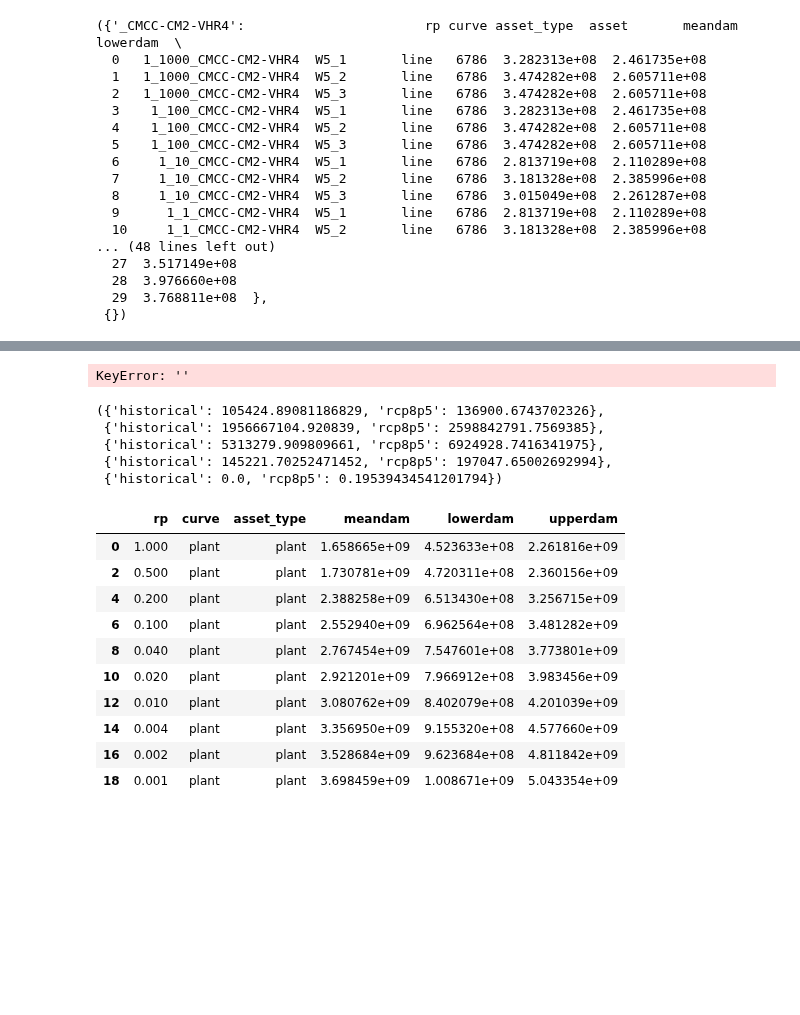
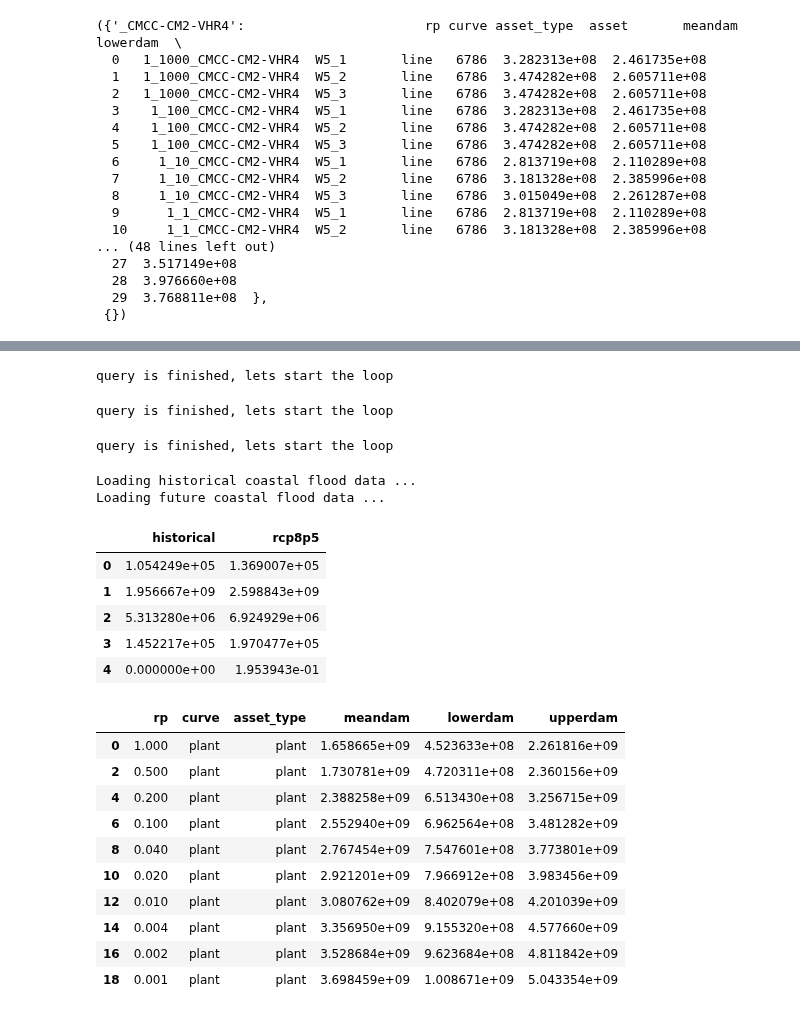
Before and after one commit to Mengqi-Ye/pg_risk_analysis, a Jupyter notebook: notebooks/Example_run.ipynb, the cells around one changed output, grey strips where cells are left out. Drawn from its saved outputs; the diff is of its cells as text; code cells hidden in the pictures; blank space fills up the shorter version.

Commit message:
update risk calculate and src files

```diff
--- a/notebooks/Example_run.ipynb
+++ b/notebooks/Example_run.ipynb
@@ -964,7 +1012,8 @@ def extract_pg_data(country_code,pg_type):
             pg_data_country.geometry = pygeos.from_shapely(pg_data_country.geometry)
             pg_data_country['geometry'] = reproject(pg_data_country)
 
-        pg_data_country = buffer_assets(pg_data_country.loc[pg_data_country.asset.isin(['line'])],buffer_size=100).reset_index(drop=True)
+        pg_data_country = buffer_assets(pg_data_country.loc[pg_data_country.asset.isin(['line'])],
+                                        buffer_size=100).reset_index(drop=True)
 
     elif pg_type=='point':
         for file in files:
@@ -1076,7 +1125,7 @@ def assess_damage_pg(country_code,pg_infra,hazard_type):
 
         results['asset_type'] = results.asset.apply(lambda x : get_asset_type_line[x])
 
-        damaged_lines[climate_model] = results.groupby(['rp','curve','asset_type']).sum().reset_index()
+        damaged_lines[climate_model] = results.groupby(['rp','curve','asset_type']).sum().drop(['asset'], axis=1).reset_index()
 
         # assess damage for points
         overlay_points = pd.DataFrame(overlay_hazard_assets(df_ds[climate_model],pg_points).T,
@@ -1103,13 +1152,13 @@ def assess_damage_pg(country_code,pg_infra,hazard_type):
 
         results['asset_type'] = results.asset.apply(lambda x : get_asset_type_point[x])
 
-        damaged_points[climate_model] = results.groupby(['rp','curve','asset_type']).sum().reset_index()
+        damaged_points[climate_model] = results.groupby(['rp','curve','asset_type']).sum().drop(['asset'], axis=1).reset_index()
 
     return damaged_lines,damaged_points
 # %%
 %%time
-pg_infra = open_pg_data('TWN')
-pg_damage_infra = assess_damage_pg('TWN',pg_infra,'fl')
+pg_infra = open_pg_data('LAO')
+pg_damage_infra = assess_damage_pg('LAO',pg_infra,'fl')
 # %%
 pg_damage_infra
 # %% [output]
@@ -1249 +1256,13 @@ def risk_output(country_code,hazard_type):
+# %%
+def risk_output(country_code,hazard_type,infra_type):
+
+    if infra_type == 'osm':
+        total_risk = pd.DataFrame(country_analysis_osm(country_code,hazard_type))
+        total_risk.to_excel(os.path.join(output_path,'risk','{}_{}_{}_risk'.format(country_code,infra_type,hazard_type)+'.xlsx'))
+
+    elif infra_type == 'gov':
+        total_risk = pd.DataFrame(country_analysis_pg(country_code,hazard_type))
+        total_risk.to_excel(os.path.join(output_path,'risk','{}_{}_{}_risk'.format(country_code,infra_type,hazard_type)+'.xlsx'))
+
+    return total_risk
 # %%
@@ -1255,12 +1287,0 @@ Loading future coastal flood data ...
-# %%
-risk_output('TWN','tc')
-# %% [output]
-KeyError: ''
-# %%
-osm_risk
-# %% [output]
-({'historical': 105424.89081186829, 'rcp8p5': 136900.6743702326},
- {'historical': 1956667104.920839, 'rcp8p5': 2598842791.7569385},
- {'historical': 5313279.909809661, 'rcp8p5': 6924928.7416341975},
- {'historical': 145221.70252471452, 'rcp8p5': 197047.65002692994},
- {'historical': 0.0, 'rcp8p5': 0.19539434541201794})
@@ -1280,3 +1288,18 @@ osm_risk.to_excel(os.path.join(output_path,'risk','{}_osm_{}_risk'.format('TWN',
+# %%
+total_risk = risk_output('TWN','fl','osm')
+total_risk
+# %% [output]
+query is finished, lets start the loop
+query is finished, lets start the loop
+query is finished, lets start the loop
+Loading historical coastal flood data ...
+Loading future coastal flood data ...
+|  | historical | rcp8p5 |
+| 0 | 1.054249e+05 | 1.369007e+05 |
+| 1 | 1.956667e+09 | 2.598843e+09 |
+| 2 | 5.313280e+06 | 6.924929e+06 |
+| 3 | 1.452217e+05 | 1.970477e+05 |
+| 4 | 0.000000e+00 | 1.953943e-01 |
 # %%
 osm_damage_infra[1]['historical'].loc[osm_damage_infra[1]['historical']['asset_type'] == 'plant']
 # %% [output]
```
Also changed, not shown: parts of 18 cells of this notebook, 18 other files.
